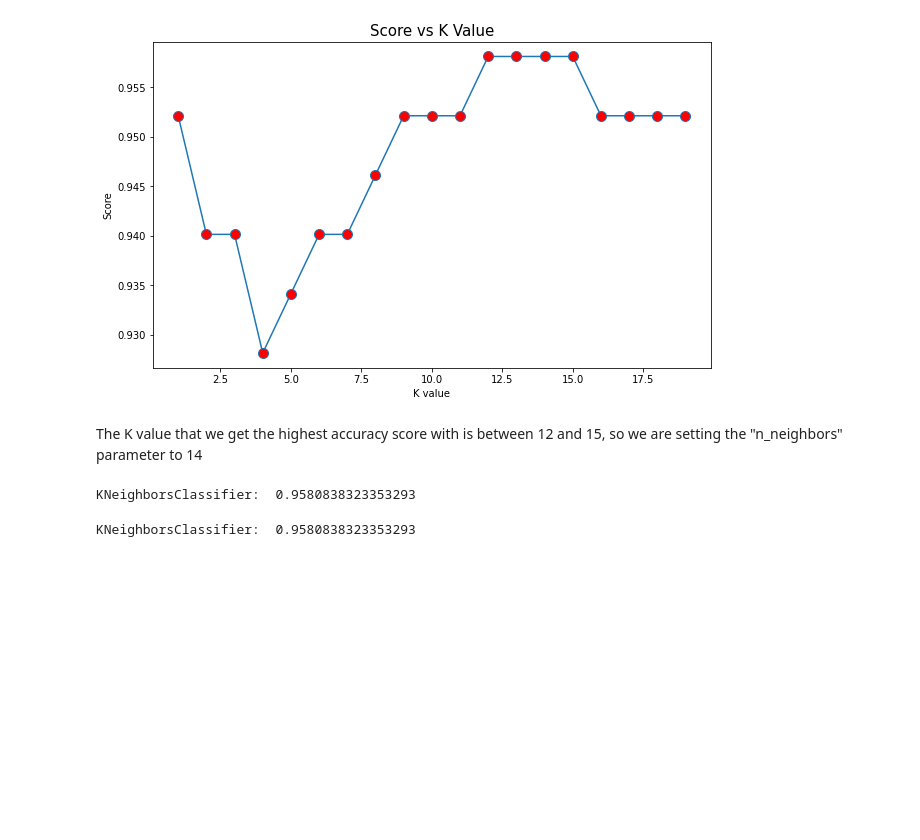
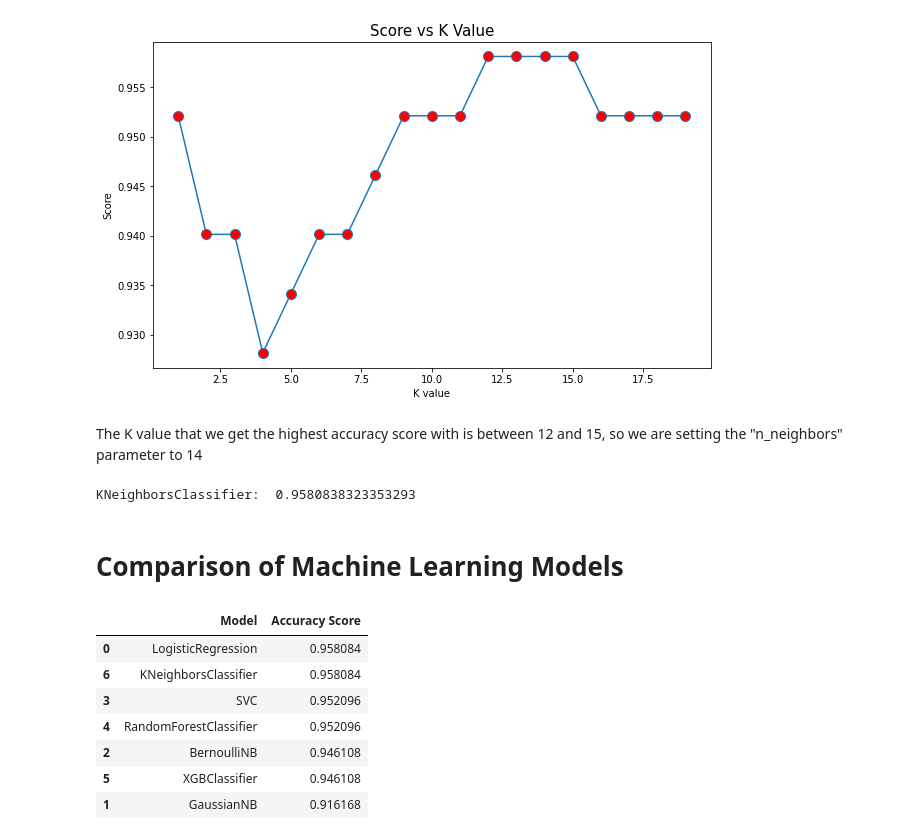
Before and after one commit to tarzahedi/cervical-cancer, a Jupyter notebook: EDA_Cervical_Cancer.ipynb, the cells around one changed output. Drawn from its saved outputs; the diff is of its cells as text; code cells hidden in the pictures; blank space fills up the shorter version.

Commit message:
Model Results

```diff
--- a/EDA_Cervical_Cancer.ipynb
+++ b/EDA_Cervical_Cancer.ipynb
@@ -287,14 +287,16 @@ new_row = {"Model": "KNeighborsClassifier", "Accuracy Score": score}
 models = models.append(new_row, ignore_index=True)
 # %% [output]
 KNeighborsClassifier:  0.9580838323353293
-# %%
-knn3 = KNeighborsClassifier(n_neighbors=15)
-knn3.fit(X_train, y_train)
-predictions = knn3.predict(X_test)
-score = accuracy_score(y_test, predictions)
-print("KNeighborsClassifier: ", score)
-
-new_row = {"Model": "KNeighborsClassifier", "Accuracy Score": score}
-models = models.append(new_row, ignore_index=True)
-# %% [output]
-KNeighborsClassifier:  0.9580838323353293
+# %% [markdown]
+# Comparison of Machine Learning Models
+# %%
+models.sort_values(by="Accuracy Score", ascending=False)
+# %% [output]
+|  | Model | Accuracy Score |
+| 0 | LogisticRegression | 0.958084 |
+| 6 | KNeighborsClassifier | 0.958084 |
+| 3 | SVC | 0.952096 |
+| 4 | RandomForestClassifier | 0.952096 |
+| 2 | BernoulliNB | 0.946108 |
+| 5 | XGBClassifier | 0.946108 |
+| 1 | GaussianNB | 0.916168 |
```
Also changed, not shown: parts of 2 cells of this notebook.
